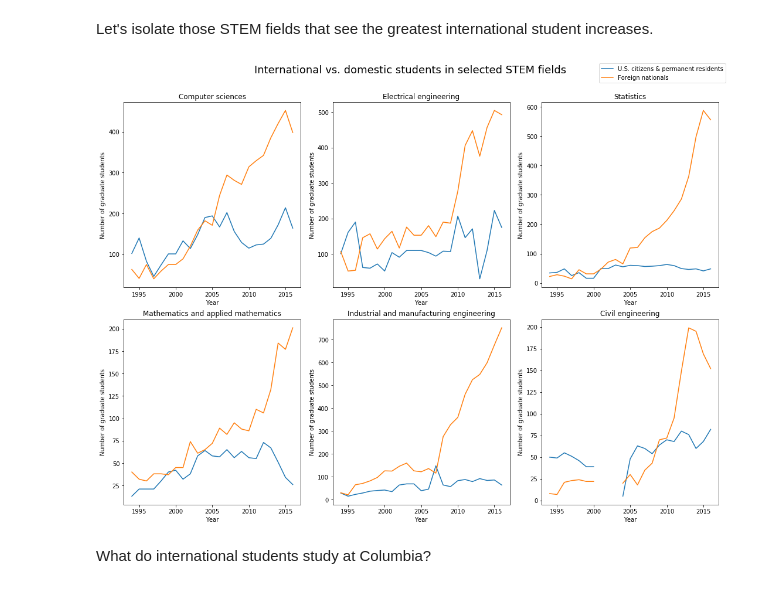
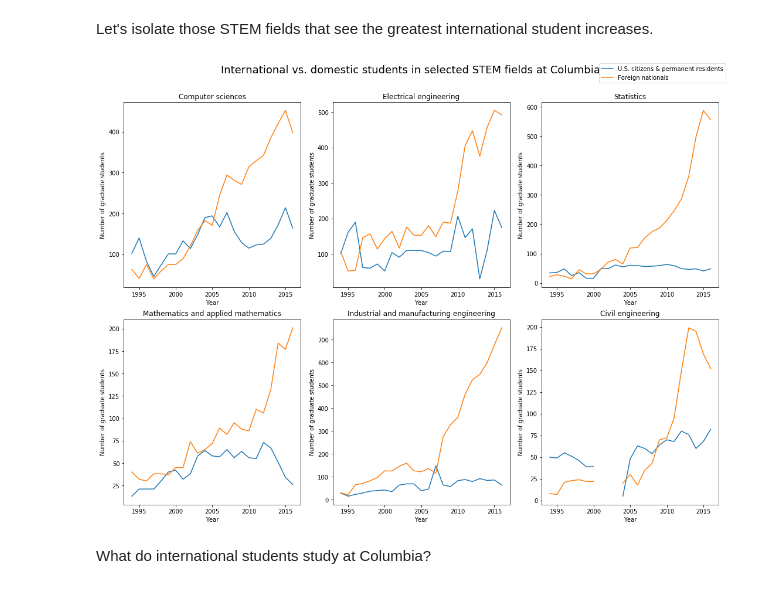
Before and after one commit to graphicsdesk/international-students, a Jupyter notebook: notebooks/gss-detailed.ipynb, the cells around one changed output. Saved outputs shown, nothing was run; the diff lists cells and outputs as text; code cells hidden in the pictures.

Commit message:
exploring different ways of visualizing the distribution data

```diff
--- a/notebooks/gss-detailed.ipynb
+++ b/notebooks/gss-detailed.ipynb
@@ -57,29 +59,29 @@ ufields
 # %%
 fieldsOfInterest = [
     'Computer sciences',
     'Electrical engineering',
     'Statistics',
     # 'Earth, atmospheric, and ocean sciences not elsewhere classified',
     'Mathematics and applied mathematics',
     'Industrial and manufacturing engineering',
     'Civil engineering',
 ]
 
 fig, axarr = plt.subplots(2, 3, figsize=(15, 11))
 
 for i in range(len(fieldsOfInterest)):
     plotField(axarr[i // 3, i % 3], fieldsOfInterest[i])
 
 handles, labels = axarr[-1, -1].get_legend_handles_labels()
 fig.legend(handles, labels, loc='upper right')
 
 fig.tight_layout()
-st = fig.suptitle("International vs. domestic students in selected STEM fields", fontsize=18)
+st = fig.suptitle("International vs. domestic students in selected STEM fields at Columbia", fontsize=18)
 st.set_y(1)
 fig.subplots_adjust(top=.92)
 fig.savefig('selected_detailed_fields.png')
 # %% [output]
-[figure, old version]
+[figure, new version]
 # %% [markdown]
 What do international students study at Columbia?
 # %%
```
Also changed, not shown: parts of 8 cells of this notebook, 3 other files.
